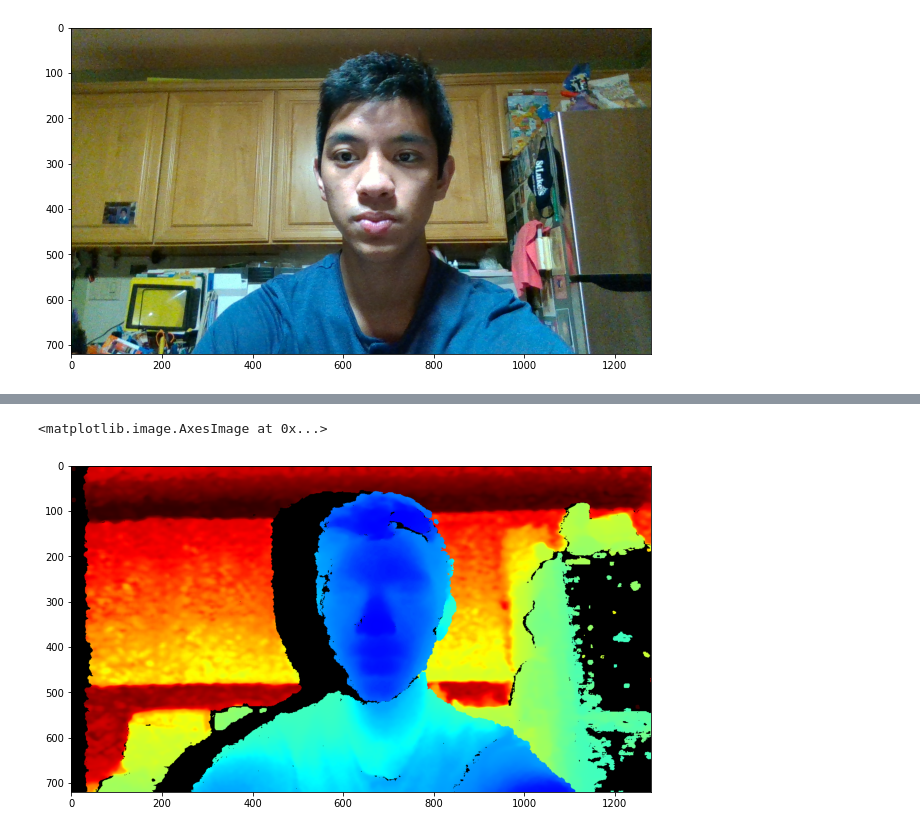
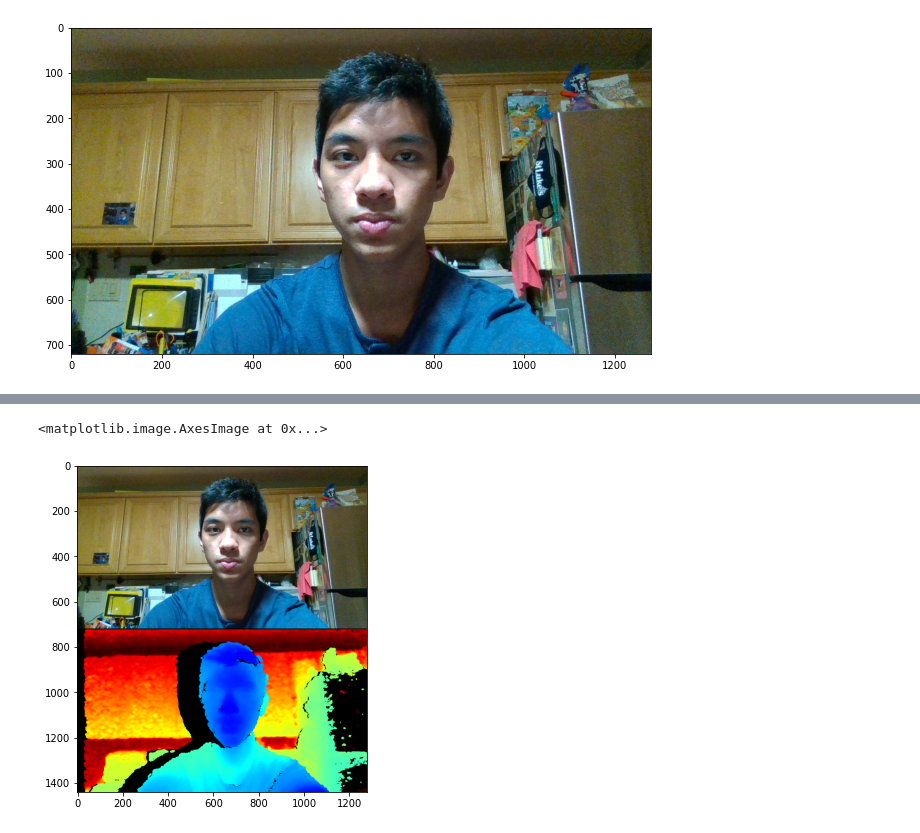
Before and after one commit to rajkundu/tms-bag, a Jupyter notebook: colab-output/read_bag.ipynb, the cells around one changed output, grey strips where cells are left out. Saved outputs shown, nothing was run; the diff lists cells and outputs as text; code cells hidden in the pictures.

```diff
--- a/colab-output/read_bag.ipynb
+++ b/colab-output/read_bag.ipynb
@@ -107,6 +103,5 @@ plt.imshow(color)
-# %%
-# D
-plt.imshow(colorized_depth)
-# %% [output]
-<matplotlib.image.AxesImage at 0x...>
-[figure, removed]
+# %%
+plt.imshow(np.vstack((color, colorized_depth)))
+# %% [output]
+<matplotlib.image.AxesImage at 0x...>
+[figure, added]
```
Also changed, not shown: parts of 7 cells of this notebook.
